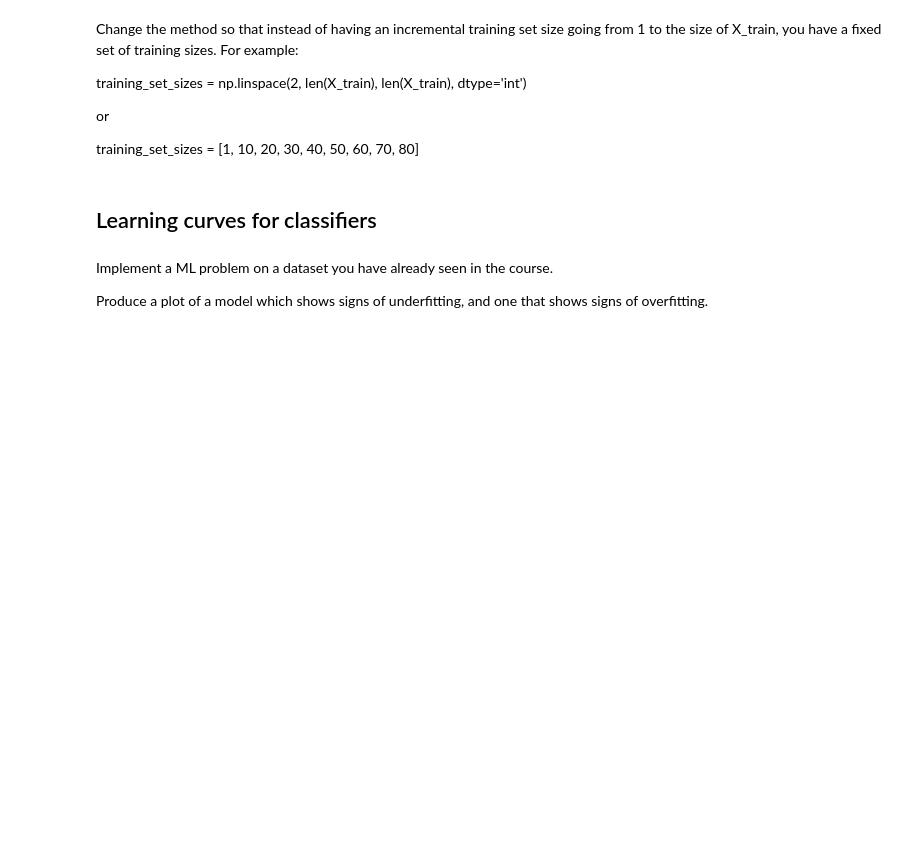
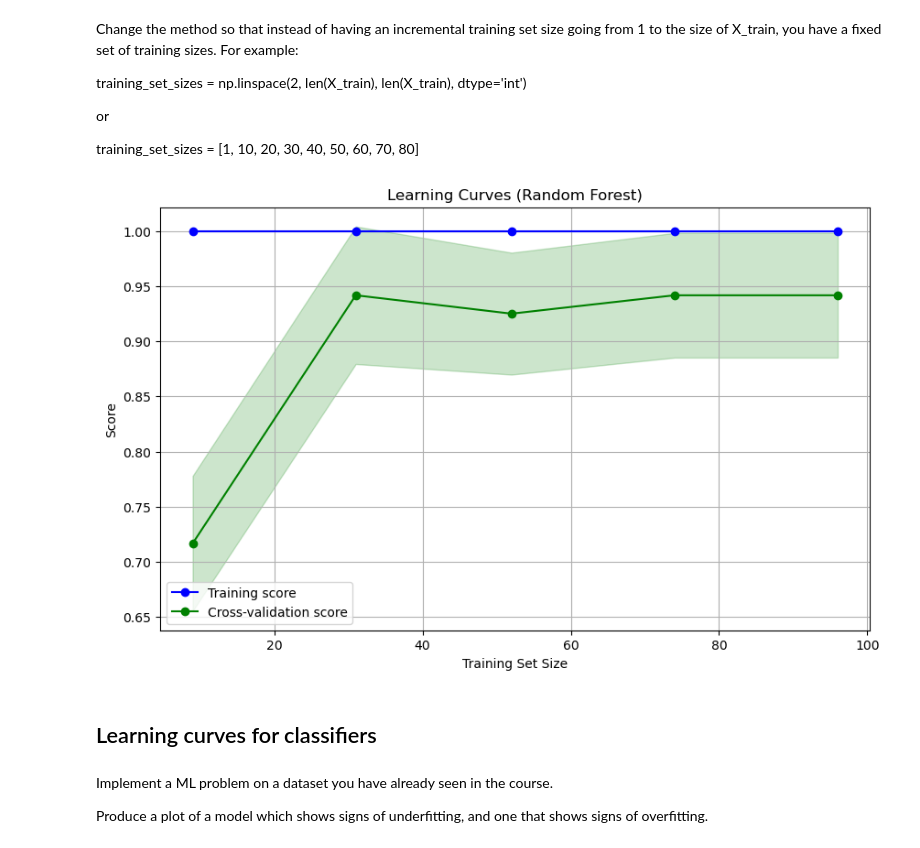
Before and after one commit to ELMOTTA89/Machine-learning, a Jupyter notebook: ML3/Notebook/ML3.1 - Algorithms Kit Eleve.ipynb, the cells around one changed output. Cells and saved outputs as stored; diff of their text form; code cells hidden in the pictures; blank space fills up the shorter version.

```diff
--- a/ML3/Notebook/ML3.1 - Algorithms Kit Eleve.ipynb
+++ b/ML3/Notebook/ML3.1 - Algorithms Kit Eleve.ipynb
@@ -315,3 +316,77 @@ def your_method_name_for_plotting_learning_curves():
+# %%
+import numpy as np
+import matplotlib.pyplot as plt
+from sklearn.model_selection import learning_curve
+
+def plot_learning_curve(estimator, title, X, y, axes=None, ylim=None, cv=None,
+                        n_jobs=None, train_sizes=np.linspace(0.1, 1.0, 5)):
+    """
+    Plot learning curves for a given estimator.
+
+    Parameters:
+    - estimator: The machine learning model to evaluate.
+    - title: Title of the plot.
+    - X: Feature matrix.
+    - y: Target vector.
+    - axes: Axes to plot on. If None, a new figure is created.
+    - ylim: Tuple (min, max) for y-axis limits.
+    - cv: Number of cross-validation folds.
+    - n_jobs: Number of jobs to run in parallel.
+    - train_sizes: Array of training set sizes to evaluate.
+    """
+    if axes is None:
+        _, axes = plt.subplots(1, 1, figsize=(10, 6))
+
+    # Compute learning curves
+    train_sizes, train_scores, test_scores = learning_curve(
+        estimator, X, y, cv=cv, n_jobs=n_jobs, train_sizes=train_sizes
+    )
+
+    # Calculate mean and standard deviation for training and test scores
+    train_mean = np.mean(train_scores, axis=1)
+    train_std = np.std(train_scores, axis=1)
+    test_mean = np.mean(test_scores, axis=1)
+    test_std = np.std(test_scores, axis=1)
+
+    # Plot the learning curves
+    axes.plot(train_sizes, train_mean, 'o-', color='blue', label='Training score')
+    axes.plot(train_sizes, test_mean, 'o-', color='green', label='Cross-validation score')
+
+    # Plot the standard deviation as shaded areas
+    axes.fill_between(train_sizes, train_mean - train_std, train_mean + train_std, color='blue', alpha=0.2)
+    axes.fill_between(train_sizes, test_mean - test_std, test_mean + test_std, color='green', alpha=0.2)
+
+    axes.set_xlabel('Training Set Size')
+    axes.set_ylabel('Score')
+    axes.set_title(title)
+    if ylim is not None:
+        axes.set_ylim(*ylim)
+    axes.legend(loc='best')
+    axes.grid()
+
+# Example usage
+if __name__ == "__main__":
+    from sklearn.datasets import load_iris
+    from sklearn.model_selection import train_test_split
+    from sklearn.ensemble import RandomForestClassifier
+
+    # Load the dataset
+    iris = load_iris()
+    X = iris.data
+    y = iris.target
+
+    # Split into training and testing sets
+    X_train, X_test, y_train, y_test = train_test_split(X, y, test_size=0.2, random_state=42)
+
+    # Initialize the Random Forest classifier
+    rf_clf = RandomForestClassifier(n_estimators=100, random_state=42)
+
+    # Plot learning curves
+    fig, ax = plt.subplots(figsize=(10, 6))
+    plot_learning_curve(rf_clf, "Learning Curves (Random Forest)", X_train, y_train, axes=ax, cv=5)
+    plt.show()
+# %% [output]
+[figure, added]
 # %%
 X_train, X_val, y_train, y_val = train_test_split(X, y, test_size=0.2)
 # %% [markdown]
```
Also changed, not shown: parts of 5 cells of this notebook, 13 other files.
